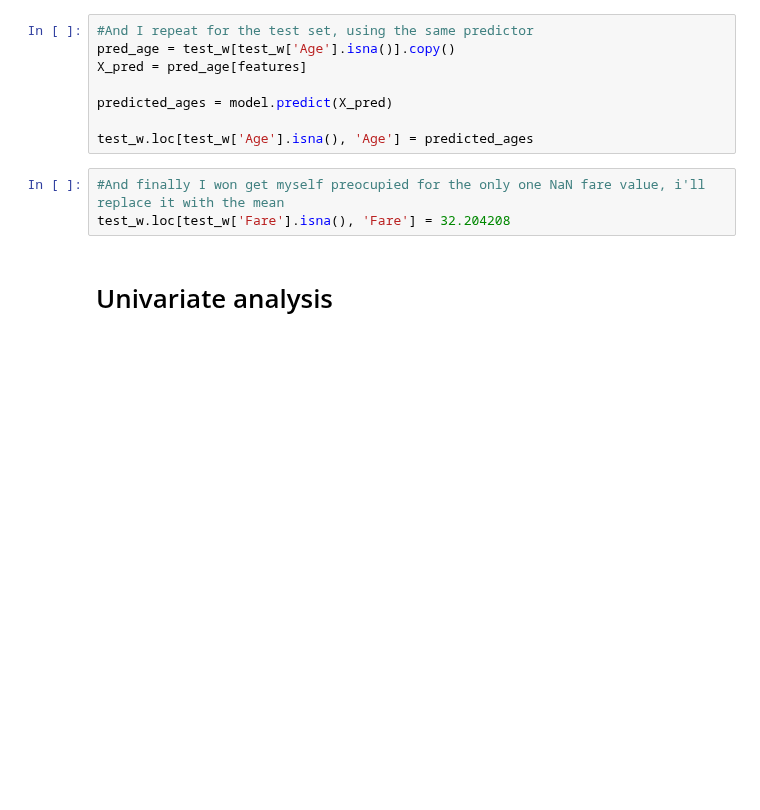
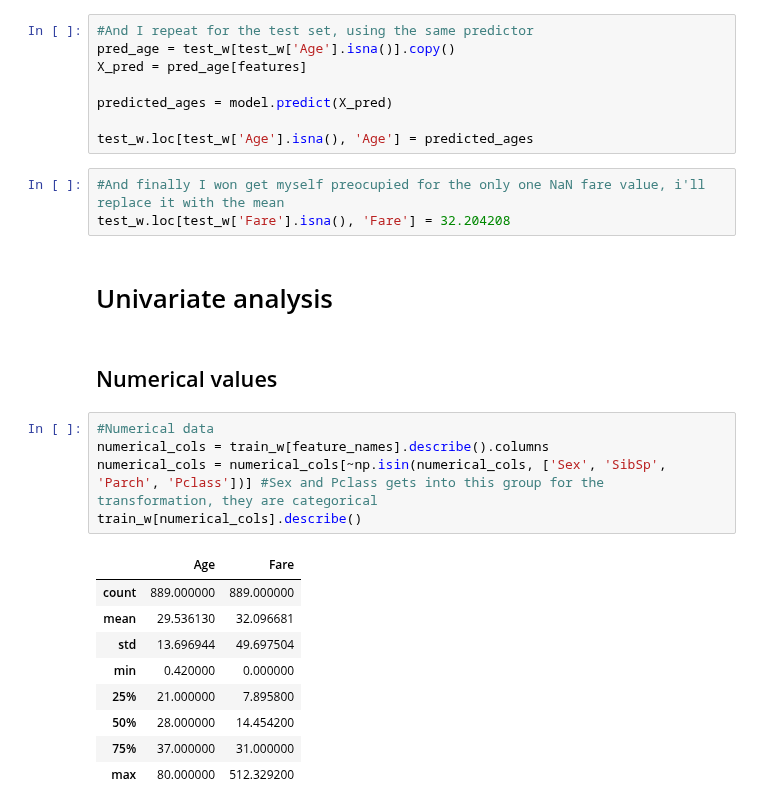
Before and after one commit to IngElecPuc/KaggleChallenges, a Jupyter notebook: titanic_eda.ipynb, the cells around one changed output. Drawn from its saved outputs; the diff is of its cells as text; blank space fills up the shorter version.

```diff
--- a/titanic_eda.ipynb
+++ b/titanic_eda.ipynb
@@ -168,3 +143,20 @@ test_w.loc[test_w['Age'].isna(), 'Age'] = predicted_ages
 test_w.loc[test_w['Fare'].isna(), 'Fare'] = 32.204208
 # %% [markdown]
 # Univariate analysis
+# %% [markdown]
+## Numerical values
+# %%
+#Numerical data
+numerical_cols = train_w[feature_names].describe().columns
+numerical_cols = numerical_cols[~np.isin(numerical_cols, ['Sex', 'SibSp', 'Parch', 'Pclass'])] #Sex and Pclass gets into this group for the transformation, they are categorical
+train_w[numerical_cols].describe()
+# %% [output]
+|  | Age | Fare |
+| count | 889.000000 | 889.000000 |
+| mean | 29.536130 | 32.096681 |
+| std | 13.696944 | 49.697504 |
+| min | 0.420000 | 0.000000 |
+| 25% | 21.000000 | 7.895800 |
+| 50% | 28.000000 | 14.454200 |
+| 75% | 37.000000 | 31.000000 |
+| max | 80.000000 | 512.329200 |
```
Also changed, not shown: parts of 15 cells of this notebook.
